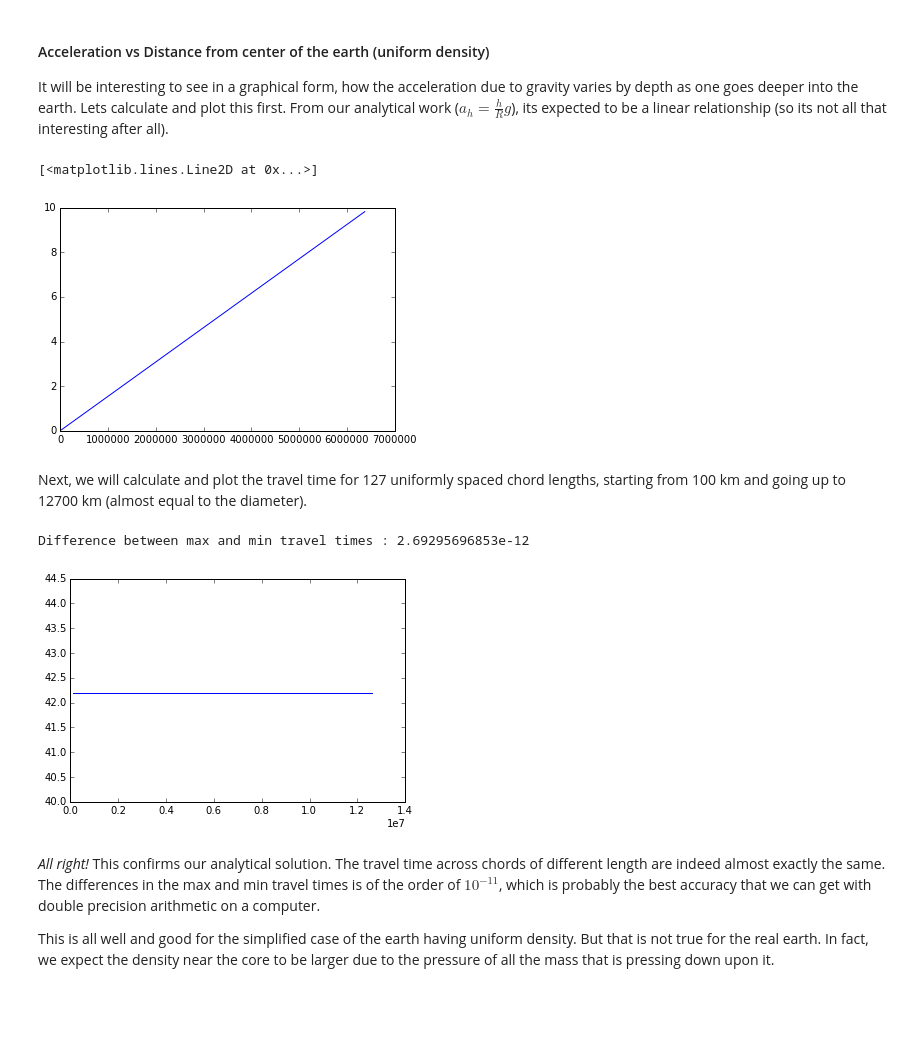
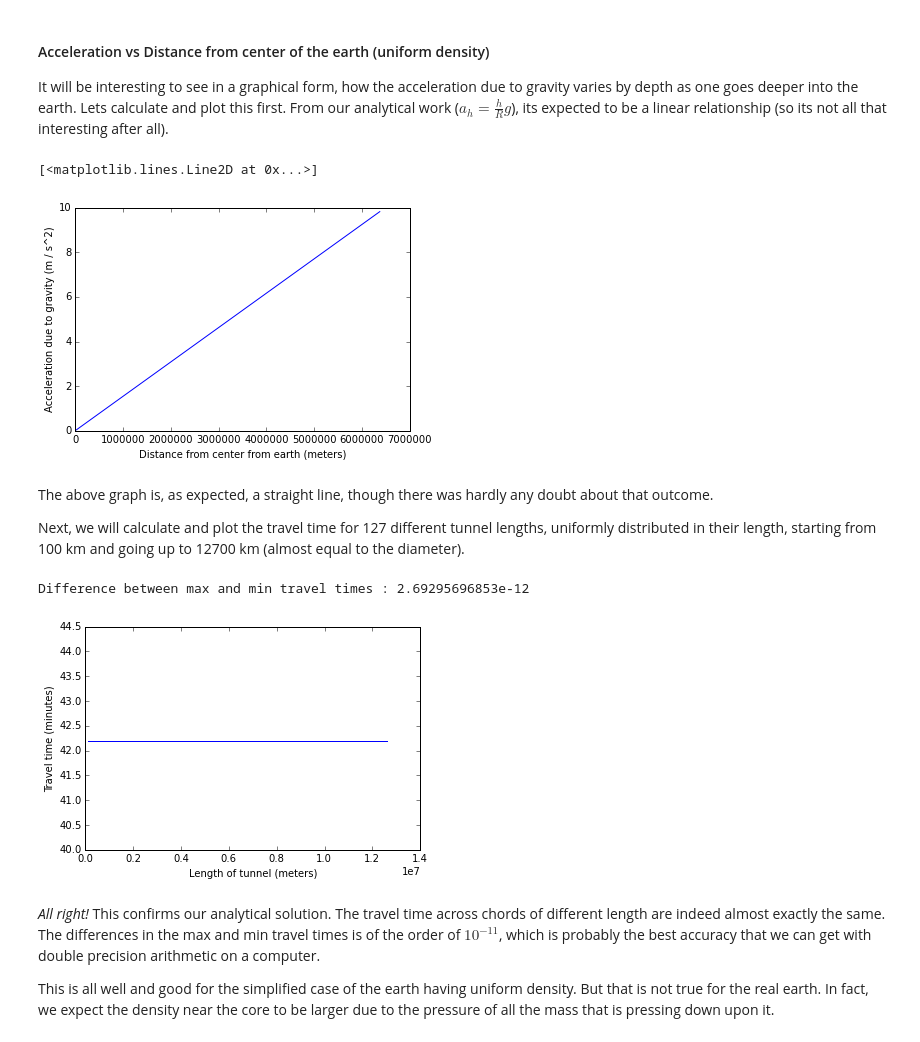
Before and after one commit to motleytech/pybook, a Jupyter notebook: books/Falling_through_the_earth.ipynb, the cells around one changed output. Drawn from its saved outputs; the diff is of its cells as text; code cells hidden in the pictures; blank space fills up the shorter version.

```diff
--- a/books/Falling_through_the_earth.ipynb
+++ b/books/Falling_through_the_earth.ipynb
@@ -28,39 +28,52 @@ It will be interesting to see in a graphical form, how the acceleration due to g
 # %%
 def calc_acc_at_depth(d):
     """
     returns the acceleration at distance d
     from the center of the earth, assuming
     uniform density
     """
     if d > rad:
         return g
     if d < -rad:
         return -g
     vol_d = 4 * pi * pow(d, 3.0) / 3.0
     md = density * vol_d
     acc = G*md / pow(d, 2.0)
     return acc
 
 acc_at_depth = []
 for d in xrange(500, 1, -1):
     dd = d*rad / 500
     acc_at_depth.append((dd, calc_acc_at_depth(dd)))
 
 xvals = [a for a,b in acc_at_depth]
 yvals = [b for a,b in acc_at_depth]
+plt.xlabel("Distance from center from earth (meters)")
+plt.ylabel("Acceleration due to gravity (m / s^2)")
 plt.plot(xvals, yvals)
 # %% [output]
 [<matplotlib.lines.Line2D at 0x...>]
-[figure, old version]
+[figure, new version]
 # %% [markdown]
-Next, we will calculate and plot the travel time for 127 uniformly spaced chord lengths, starting from 100 km and going up to 12700 km (almost equal to the diameter).
+The above graph is, as expected, a straight line, though there was hardly any doubt about that outcome.
+
+Next, we will calculate and plot the travel time for 127 different tunnel lengths, uniformly distributed in their length, starting from 100 km and going up to 12700 km (almost equal to the diameter).
 # %%
 chord_lengths = [100000*n for n in range(1, 127)]
 
 def get_acc(chlen, R, x):
+    """
+    return acceleration at distance x
+    into a tunnel of length chlen
+    """
     return (g/(2*R))*(chlen - 2*x)
 
 def get_vt(s, v, a):
+    """
+    Given the current velocity, acceleration a distance 's',
+    returns the velocity after train covers the distance 's'
+    and the time take to cover the distance.
+    """
     rv = rt = 0
     if a == 0:
         rv = v
@@ -71,6 +84,10 @@ def get_vt(s, v, a):
     return (rv, rt)
 
 def get_travel_time(chlen, nparts, acc_func):
+    """
+    returns the total travel time for traversing the
+    tunnel, from beginning to end
+    """
     dist = chlen/2.0
     curve_power = 2.0
     stfacs = [pow((float(x)/nparts), curve_power) for x in xrange(nparts+1)]
@@ -93,12 +110,14 @@ maxDiff = max(yvals) - min(yvals)
 
 yvals = [float("%10.6f" % t) for t in yvals]
 xvals = [d for d, t in results]
+plt.xlabel("Length of tunnel (meters)")
+plt.ylabel("Travel time (minutes)")
 plt.plot(xvals, yvals)
 
 print "Difference between max and min travel times : %s" % maxDiff
 # %% [output]
 Difference between max and min travel times : 2.69295696853e-12
-[figure, old version]
+[figure, new version]
 # %% [markdown]
 *All right!* This confirms our analytical solution. The travel time across chords of different length are indeed almost exactly the same. The differences in the max and min travel times is of the order of $10^{-11}$, which is probably the best accuracy that we can get with double precision arithmetic on a computer.
 
```
Also changed, not shown: parts of 2 cells of this notebook, 6 other files.
